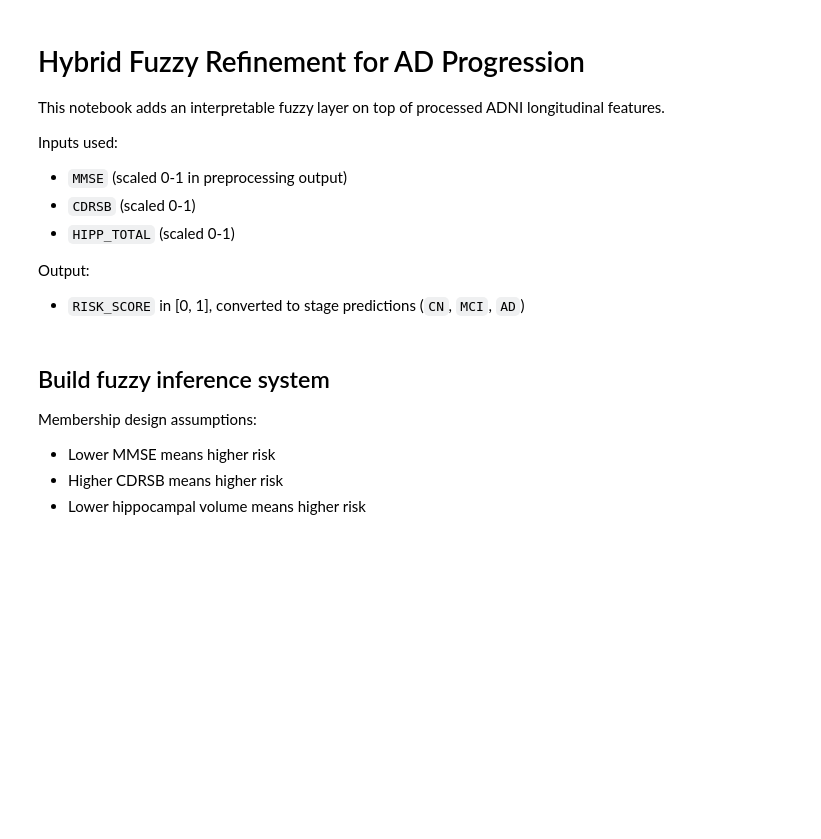
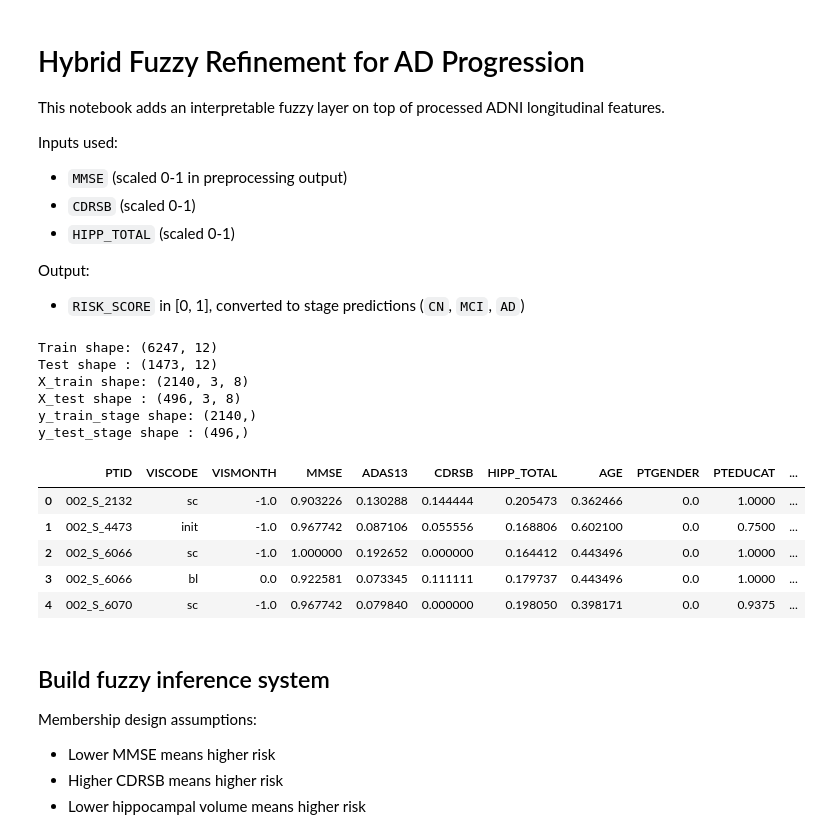
Before and after one commit to Quasar-025/adni-project, a Jupyter notebook: notebooks/hybrid_fuzzy_model.ipynb, the cells around one changed output. Cells and saved outputs as stored; diff of their text form; code cells hidden in the pictures; blank space fills up the shorter version.

```diff
--- a/notebooks/hybrid_fuzzy_model.ipynb
+++ b/notebooks/hybrid_fuzzy_model.ipynb
@@ -22,17 +57,56 @@ from sklearn.metrics import accuracy_score, classification_report
 # %%
 OUT_DIR = Path('..') / 'outputs'
 train_path = OUT_DIR / 'train_longitudinal_clean.csv'
 test_path = OUT_DIR / 'test_longitudinal_clean.csv'
 
-if not train_path.exists() or not test_path.exists():
-    raise FileNotFoundError('Run notebooks/exploration.ipynb first to generate cleaned outputs.')
+required_paths = [
+    train_path,
+    test_path,
+    OUT_DIR / 'X_train.npy',
+    OUT_DIR / 'X_test.npy',
+    OUT_DIR / 'y_train_stage.npy',
+    OUT_DIR / 'y_test_stage.npy',
+]
+
+missing_paths = [str(p) for p in required_paths if not p.exists()]
+if missing_paths:
+    raise FileNotFoundError(
+        'Missing required files. Run notebooks/exploration.ipynb first. Missing:\n' + '\n'.join(missing_paths)
+    )
 
 train_df = pd.read_csv(train_path)
 test_df = pd.read_csv(test_path)
 
+required_cols = ['PTID', 'VISCODE', 'VISMONTH', 'MMSE', 'CDRSB', 'HIPP_TOTAL']
+missing_cols = [c for c in required_cols if c not in test_df.columns]
+if missing_cols:
+    raise ValueError(f'Test dataframe is missing required columns: {missing_cols}')
+
+X_train = np.load(OUT_DIR / 'X_train.npy')
+X_test = np.load(OUT_DIR / 'X_test.npy')
+y_train_stage = np.load(OUT_DIR / 'y_train_stage.npy').astype(int)
+y_test_stage = np.load(OUT_DIR / 'y_test_stage.npy').astype(int)
+
 print('Train shape:', train_df.shape)
 print('Test shape :', test_df.shape)
+print('X_train shape:', X_train.shape)
+print('X_test shape :', X_test.shape)
+print('y_train_stage shape:', y_train_stage.shape)
+print('y_test_stage shape :', y_test_stage.shape)
 display(test_df.head())
+# %% [output]
+Train shape: (6247, 12)
+Test shape : (1473, 12)
+X_train shape: (2140, 3, 8)
+X_test shape : (496, 3, 8)
+y_train_stage shape: (2140,)
+y_test_stage shape : (496,)
+|  | PTID | VISCODE | VISMONTH | MMSE | ADAS13 | CDRSB | HIPP_TOTAL | AGE | PTGENDER | PTEDUCAT | ... |
+| 0 | 002_S_2132 | sc | -1.0 | 0.903226 | 0.130288 | 0.144444 | 0.205473 | 0.362466 | 0.0 | 1.0000 | ... |
+| 1 | 002_S_4473 | init | -1.0 | 0.967742 | 0.087106 | 0.055556 | 0.168806 | 0.602100 | 0.0 | 0.7500 | ... |
+| 2 | 002_S_6066 | sc | -1.0 | 1.000000 | 0.192652 | 0.000000 | 0.164412 | 0.443496 | 0.0 | 1.0000 | ... |
+| 3 | 002_S_6066 | bl | 0.0 | 0.922581 | 0.073345 | 0.111111 | 0.179737 | 0.443496 | 0.0 | 1.0000 | ... |
+| 4 | 002_S_6070 | sc | -1.0 | 0.967742 | 0.079840 | 0.000000 | 0.198050 | 0.398171 | 0.0 | 0.9375 | ... |
 # %% [markdown]
 ## Build fuzzy inference system
 
```
Also changed, not shown: parts of 10 cells of this notebook.
